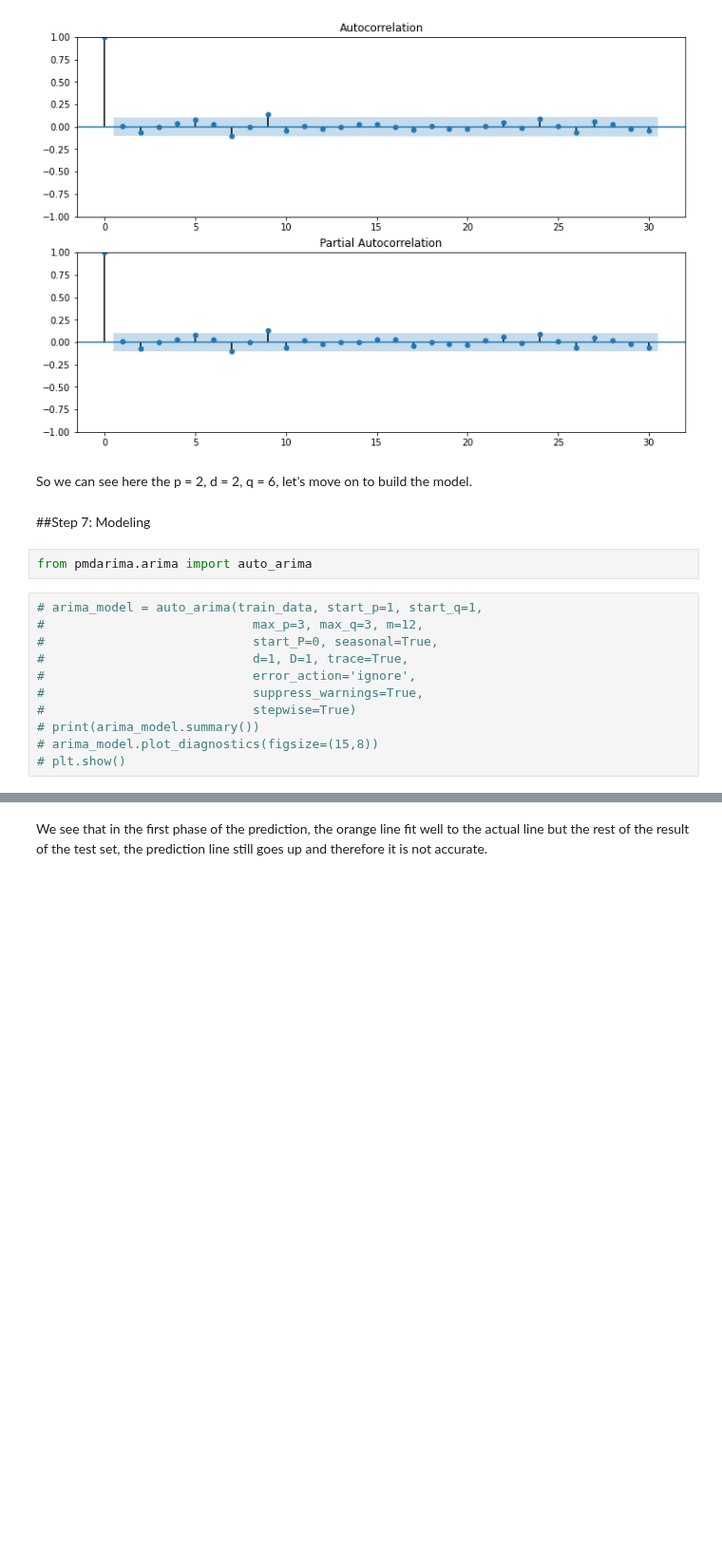
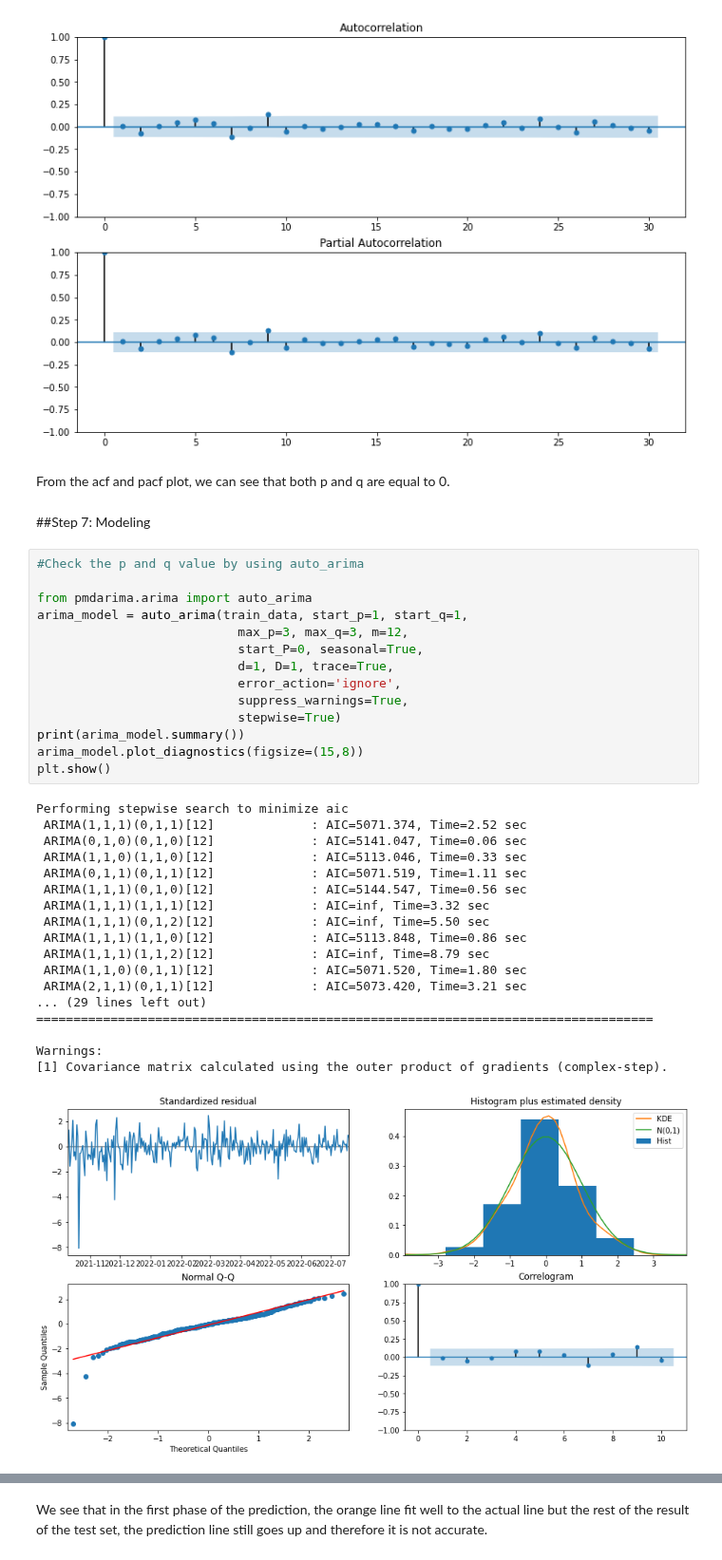
Before and after one commit to huy2212/bitcoin_price_prediction, a Jupyter notebook: data_preprocessing.ipynb, the cells around one changed output, grey strips where cells are left out. Shown at 95% size. Drawn from its saved outputs; the diff is of its cells as text; blank space fills up the shorter version.

```diff
--- a/data_preprocessing.ipynb
+++ b/data_preprocessing.ipynb
@@ -251,20 +242,40 @@ ax2 = fig.add_subplot(212)
 fig = plot_pacf(df['seasonal_first_difference'].dropna(),lags=30,ax=ax2)
 # %% [output]
 [figure]
-# %% [markdown]
-So we can see here the p = 2, d = 2, q = 6, let's move on to build the model.
+# %% [markdown]
+From the acf and pacf plot, we can see that both p and q are equal to 0.
 # %% [markdown]
 ##Step 7: Modeling
-# %%
-from pmdarima.arima import auto_arima
 # %%
-# arima_model = auto_arima(train_data, start_p=1, start_q=1,
-#                            max_p=3, max_q=3, m=12,
-#                            start_P=0, seasonal=True,
-#                            d=1, D=1, trace=True,
-#                            error_action='ignore',
-#                            suppress_warnings=True,
-#                            stepwise=True)
-# print(arima_model.summary())
-# arima_model.plot_diagnostics(figsize=(15,8))
-# plt.show()
+#Check the p and q value by using auto_arima
+
+from pmdarima.arima import auto_arima
+arima_model = auto_arima(train_data, start_p=1, start_q=1,
+                           max_p=3, max_q=3, m=12,
+                           start_P=0, seasonal=True,
+                           d=1, D=1, trace=True,
+                           error_action='ignore',
+                           suppress_warnings=True,
+                           stepwise=True)
+print(arima_model.summary())
+arima_model.plot_diagnostics(figsize=(15,8))
+plt.show()
+# %% [output]
+Performing stepwise search to minimize aic
+ ARIMA(1,1,1)(0,1,1)[12]             : AIC=5071.374, Time=2.52 sec
+ ARIMA(0,1,0)(0,1,0)[12]             : AIC=5141.047, Time=0.06 sec
+ ARIMA(1,1,0)(1,1,0)[12]             : AIC=5113.046, Time=0.33 sec
+ ARIMA(0,1,1)(0,1,1)[12]             : AIC=5071.519, Time=1.11 sec
+ ARIMA(1,1,1)(0,1,0)[12]             : AIC=5144.547, Time=0.56 sec
+ ARIMA(1,1,1)(1,1,1)[12]             : AIC=inf, Time=3.32 sec
+ ARIMA(1,1,1)(0,1,2)[12]             : AIC=inf, Time=5.50 sec
+ ARIMA(1,1,1)(1,1,0)[12]             : AIC=5113.848, Time=0.86 sec
+ ARIMA(1,1,1)(1,1,2)[12]             : AIC=inf, Time=8.79 sec
+ ARIMA(1,1,0)(0,1,1)[12]             : AIC=5071.520, Time=1.80 sec
+ ARIMA(2,1,1)(0,1,1)[12]             : AIC=5073.420, Time=3.21 sec
+... (29 lines left out)
+===================================================================================
+
+Warnings:
+[1] Covariance matrix calculated using the outer product of gradients (complex-step).
+[figure, added]
```
Also changed, not shown: parts of 13 cells of this notebook.
